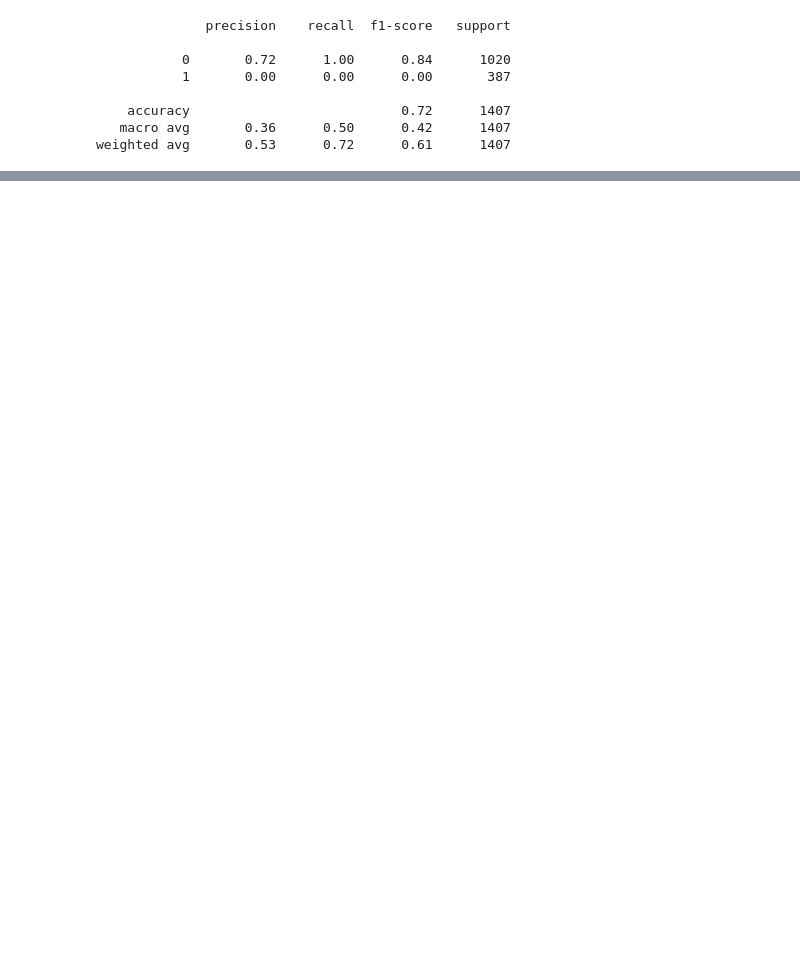
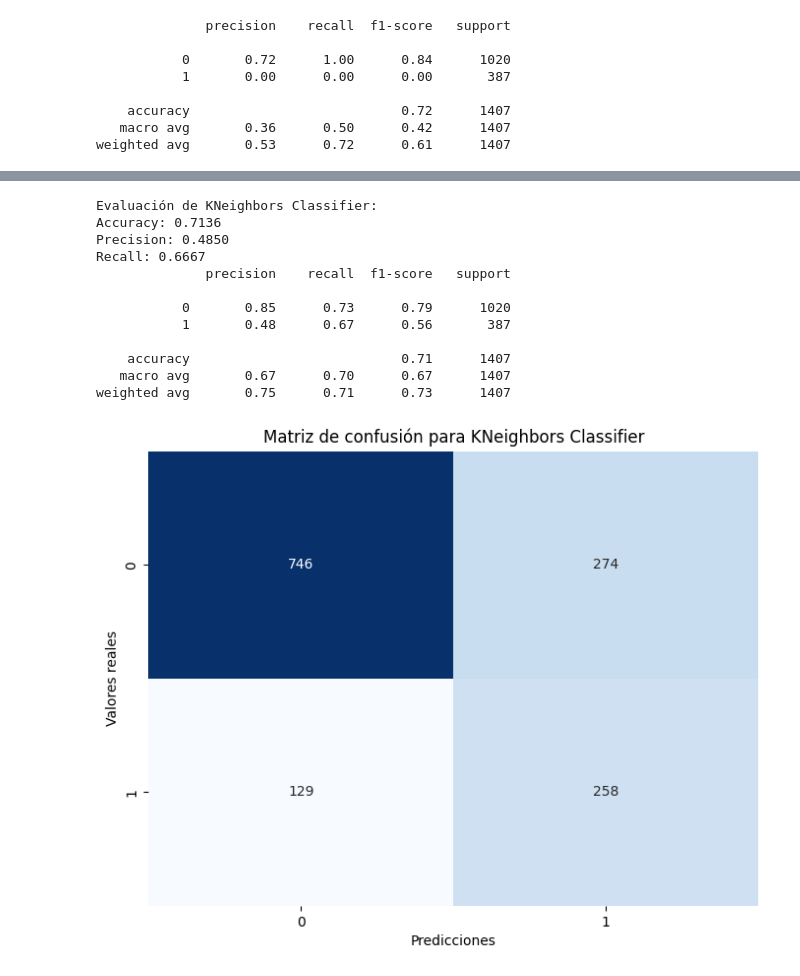
Before and after one commit to Alexsinator/Challenge_Alura_Store_Alex, a Jupyter notebook: TelecomX_LATAM_Parte_2.ipynb, the cells around one changed output, grey strips where cells are left out. Cells and saved outputs as stored; diff of their text form; code cells hidden in the pictures; blank space fills up the shorter version.

```diff
--- a/TelecomX_LATAM_Parte_2.ipynb
+++ b/TelecomX_LATAM_Parte_2.ipynb
@@ -582,0 +693,16 @@ weighted avg       0.53      0.72      0.61      1407
+# %%
+evaluar_modelo(modelo_knn, X_test_scaled, y_test, nombre_modelo='KNeighbors Classifier')
+# %% [output]
+Evaluación de KNeighbors Classifier:
+Accuracy: 0.7136
+Precision: 0.4850
+Recall: 0.6667
+              precision    recall  f1-score   support
+
+           0       0.85      0.73      0.79      1020
+           1       0.48      0.67      0.56       387
+
+    accuracy                           0.71      1407
+   macro avg       0.67      0.70      0.67      1407
+weighted avg       0.75      0.71      0.73      1407
+[figure, added]
```
Also changed, not shown: parts of 30 cells of this notebook.
